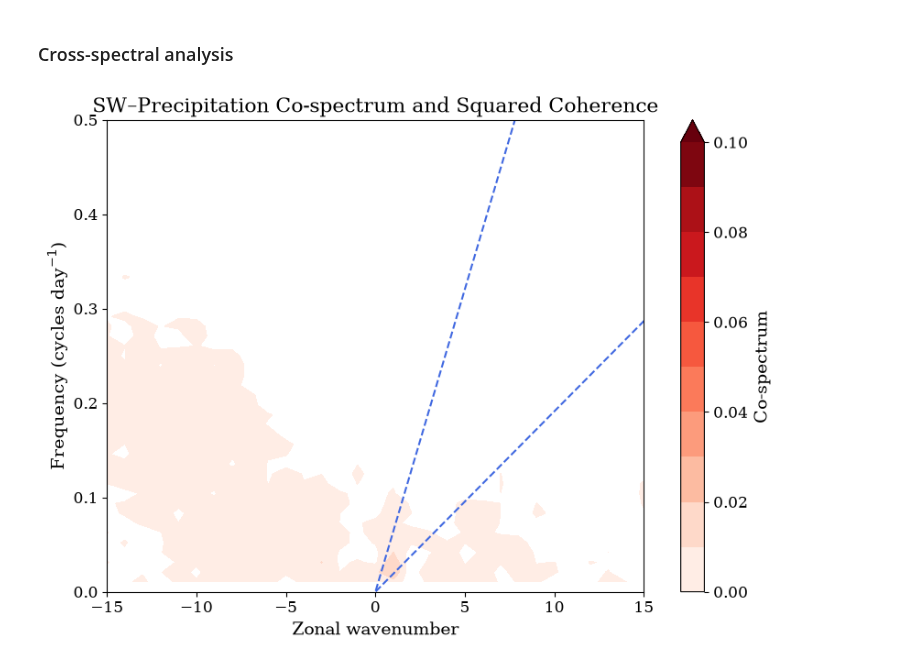
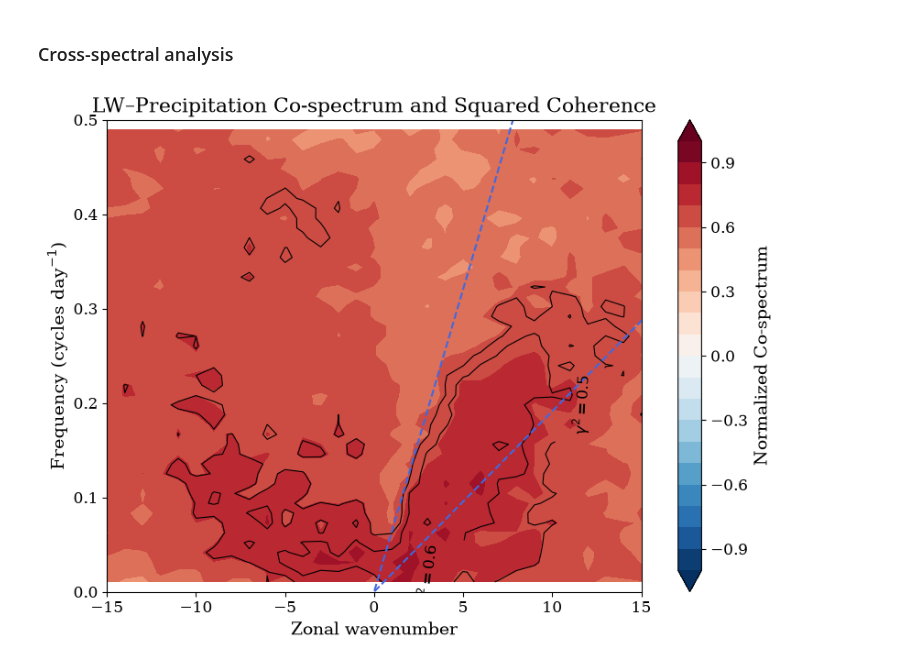
Before and after one commit to JosephKan828/KW_CRI_manuscript, a Jupyter notebook: Code/Qr_Prec.ipynb, the cells around one changed output. Saved outputs shown, nothing was run; the diff lists cells and outputs as text; code cells hidden in the pictures.

Commit message:
2026/09/09 calculate normalized co-spectrum

```diff
--- a/Code/Qr_Prec.ipynb
+++ b/Code/Qr_Prec.ipynb
@@ -165,6 +165,16 @@ coherence_squared = {
     for name in source_chunks
 }
 
+# Normalize the in-phase cross-spectrum by the source and reference power.
+normalized_cospectrum = {
+    name: spectrum.calculate_normalized_cospectrum(
+        mean_cross_spectrum=mean_cross_spectrum[name],
+        mean_source_power=mean_power_spectrum[name],
+        mean_reference_power=mean_precipitation_power_spectrum,
+    )
+    for name in source_chunks
+}
+
 cospectrum = {
     name: values.real for name, values in mean_cross_spectrum.items()
 }
@@ -176,13 +186,13 @@ phase_degrees = {
     for name, values in mean_cross_spectrum.items()
 }
 # %%
-SOURCE_NAME = "SW"
+SOURCE_NAME = "LW"
 COHERENCE_LEVELS = (0.5, 0.6, 0.8)
 
 shifted_wavenumbers = np.fft.fftshift(zonal_wavenumbers)
 shifted_frequencies = np.fft.fftshift(frequencies)
 shifted_cospectrum = np.fft.fftshift(
-    cospectrum[SOURCE_NAME], axes=(0, 1)
+    normalized_cospectrum[SOURCE_NAME], axes=(0, 1)
 )
 shifted_coherence = np.fft.fftshift(
     coherence_squared[SOURCE_NAME], axes=(0, 1)
@@ -202,7 +212,7 @@ if finite_cospectrum.size == 0:
     raise ValueError("The co-spectrum contains no finite values.")
 color_limit = np.percentile(finite_cospectrum, 99)
 color_limit = color_limit if color_limit > 0 else 1.0
-shading_levels = np.linspace(0, 0.1, 11)
+shading_levels = np.linspace(-1, 1, 21)
 
 
 plt.rcParams.update(
@@ -225,8 +235,8 @@ shading = axis.contourf(
     frequency_display,
     cospectrum_display,
     levels=shading_levels,
-    cmap="Reds",
-    extend="max",
+    cmap="RdBu_r",
+    extend="both",
 )
 
 finite_coherence = coherence_display[np.isfinite(coherence_display)]
@@ -247,33 +257,33 @@ if available_coherence_levels:
         linewidths=0.8,
     )
     axis.clabel(
         coherence_contours,
         fmt=lambda value: rf"$\gamma^2={value:.1f}$",
         fontsize=12,
         inline=True,
     )
 
 axis.plot(
     shifted_wavenumbers,
     np.sqrt(9.81 * 8) * 86400.0 / (2*np.pi*6.371e6) * shifted_wavenumbers,
     color="royalblue", linestyle="--"
 )
 
 axis.plot(
     shifted_wavenumbers,
     np.sqrt(9.81 * 90) * 86400.0 / (2*np.pi*6.371e6) * shifted_wavenumbers,
     color="royalblue", linestyle="--"
 )
 
 axis.set(
     xlim=(-15, 15),
     ylim=(0, 0.5),
     xlabel="Zonal wavenumber",
     ylabel="Frequency (cycles day$^{-1}$)",
     title=f"{SOURCE_NAME}–Precipitation Co-spectrum and Squared Coherence",
 )
-cbar = figure.colorbar(shading, ax=axis, label="Co-spectrum")
-cbar.set_ticks([0, 0.02, 0.04, 0.06, 0.08, 0.1])
+cbar = figure.colorbar(shading, ax=axis, label="Normalized Co-spectrum")
+# cbar.set_ticks([0, 0.02, 0.04, 0.06, 0.08, 0.1])
 plt.savefig(f"/home/b11209013/Manuscript_Prep/KW_CRI/Figure/Qr_Prec/{SOURCE_NAME}.png", dpi=600, bbox_inches="tight")
 # %% [output]
-[figure, old version]
+[figure, new version]
```
Also changed, not shown: 5 other files.
